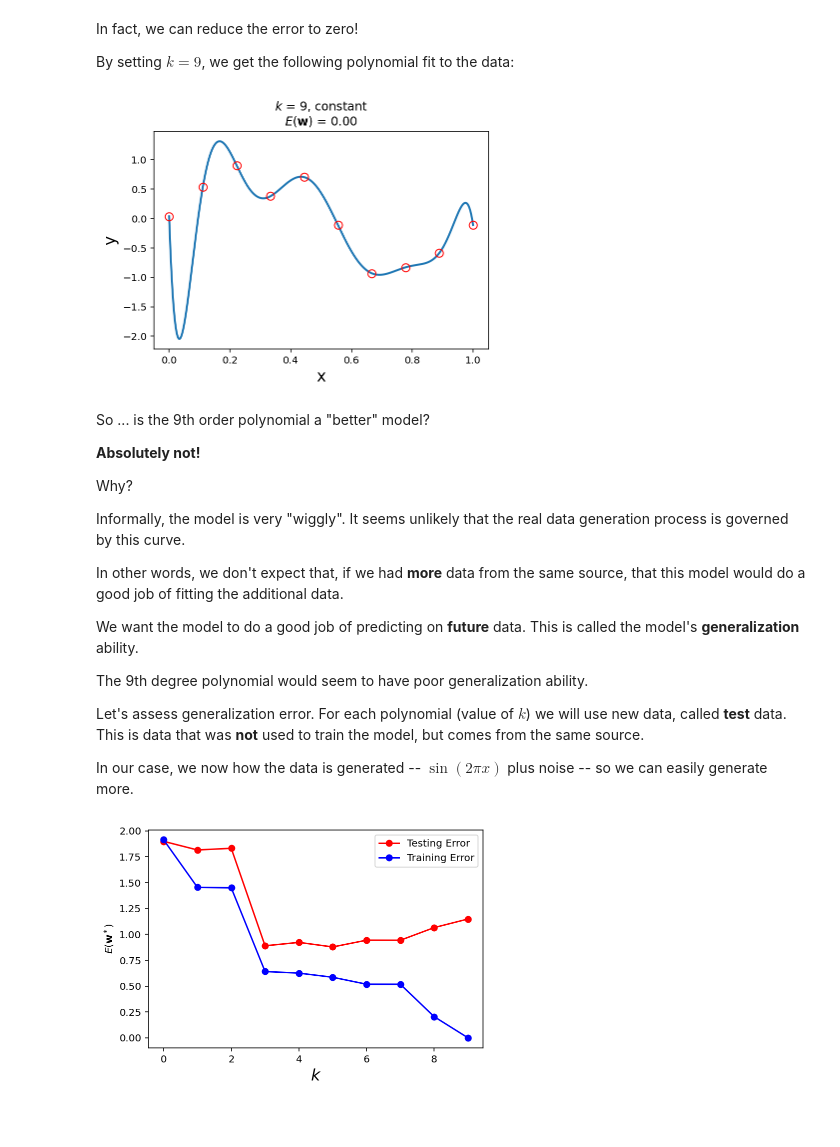
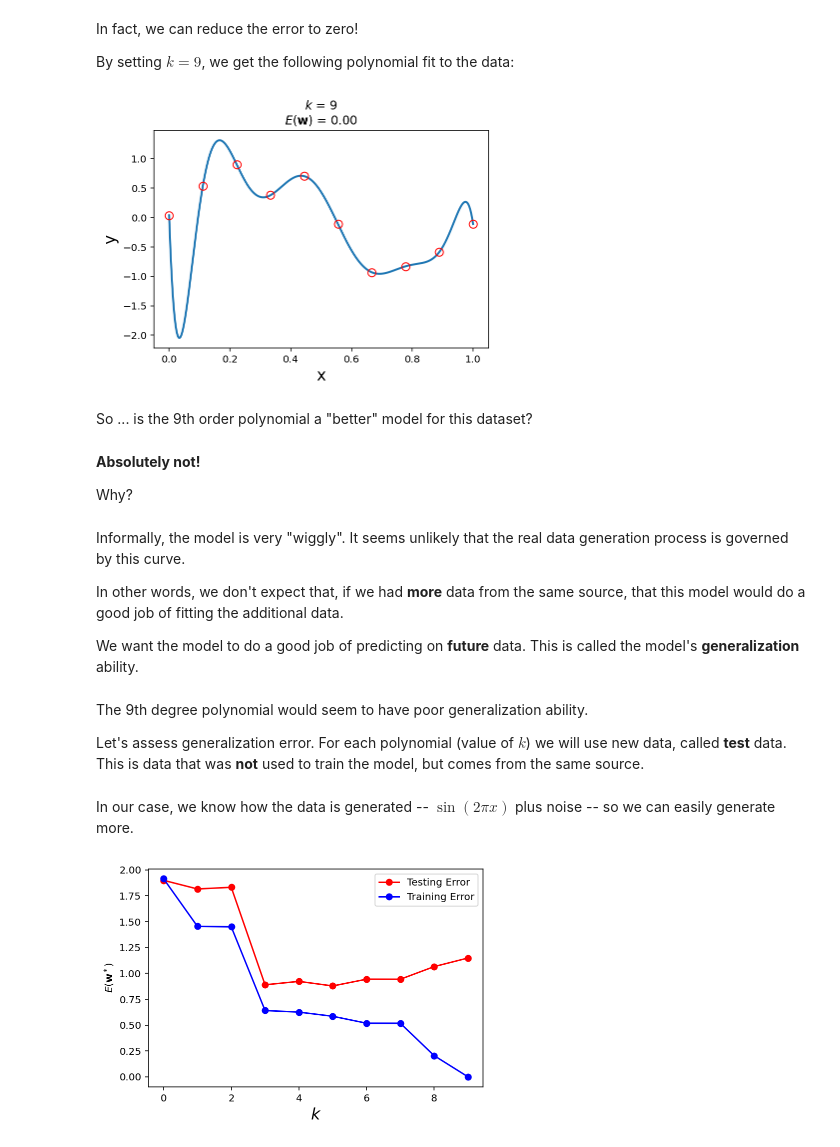
Before and after one commit to mcrovella/CS506-Computational-Tools-for-Data-Science, a Jupyter notebook: 13-Learning-From-Data.ipynb, the cells around one changed output. Cells and saved outputs as stored; diff of their text form; code cells hidden in the pictures; blank space fills up the shorter version.

```diff
--- a/13-Learning-From-Data.ipynb
+++ b/13-Learning-From-Data.ipynb
@@ -249,32 +250,32 @@ By setting $k = 9$, we get the following polynomial fit to the data:
 # %%
 w_hat_9 = fit_poly(x, y, 9)
 cy = design_matrix(cx, 9) @ w_hat_9
 plt.plot(cx, cy, lw = 2, label = r'$k$ = 9')
 plt.plot(x, y, 'ro', markersize = 8, fillstyle = 'none')
 plt.xlabel('x', size = 16)
 plt.ylabel('y', size = 16)
-plt.title(r'$k$ = 9, constant' + '\n' + r'$E(\mathbf{w})$ =' + ' {:0.2f}'.format(0));
+plt.title(r'$k$ = 9' + '\n' + r'$E(\mathbf{w})$ =' + ' {:0.2f}'.format(0));
 # %% [output]
-[figure, old version]
+[figure, new version]
+# %% [markdown]
+So ... is the 9th order polynomial a "better" model for this dataset?
+# %% [markdown]
+__Absolutely not!__
+
+Why?
 # %% [markdown]
-So ... is the 9th order polynomial a "better" model?
-
-__Absolutely not!__
-
-Why?
-
 Informally, the model is very "wiggly".  It seems unlikely that the real data generation process is governed by this curve.
 
 In other words, we don't expect that, if we had __more__ data from the same source, that this model would do a good job of fitting the additional data.
 
 We want the model to do a good job of predicting on __future__ data.  This is called
 the model's __generalization__ ability.
-
-The 9th degree polynomial would seem to have poor generalization ability.
-
-Let's assess generalization error.   For each polynomial (value of $k$) we will use new data, called __test__ data.  This is data that was __not__ used to train the model, but comes from the same source.
-
-In our case, we now how the data is generated -- $\sin(2\pi x)$ plus noise -- so we can easily generate more.
+# %% [markdown]
+The 9th degree polynomial would seem to have poor generalization ability.
+
+Let's assess generalization error.   For each polynomial (value of $k$) we will use new data, called __test__ data.  This is data that was __not__ used to train the model, but comes from the same source.
+# %% [markdown]
+In our case, we know how the data is generated -- $\sin(2\pi x)$ plus noise -- so we can easily generate more.
 # %%
 test_y = np.sin(2 * np.pi * x) + default_rng(8).normal(size = N, scale = 0.20)
 max_k = N
```
Also changed, not shown: parts of 115 cells of this notebook, 3 other files.
